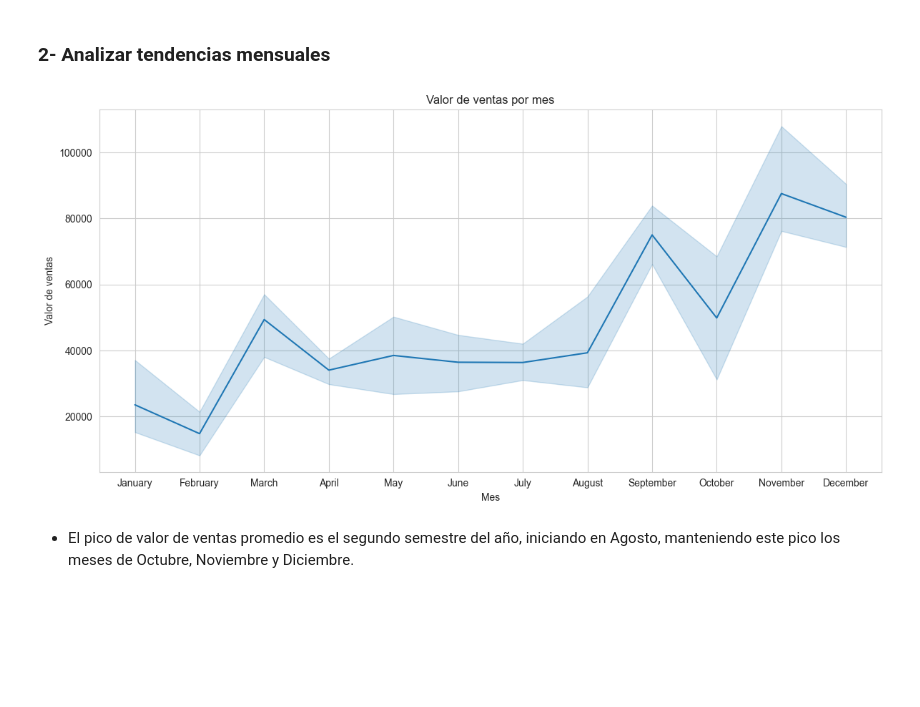
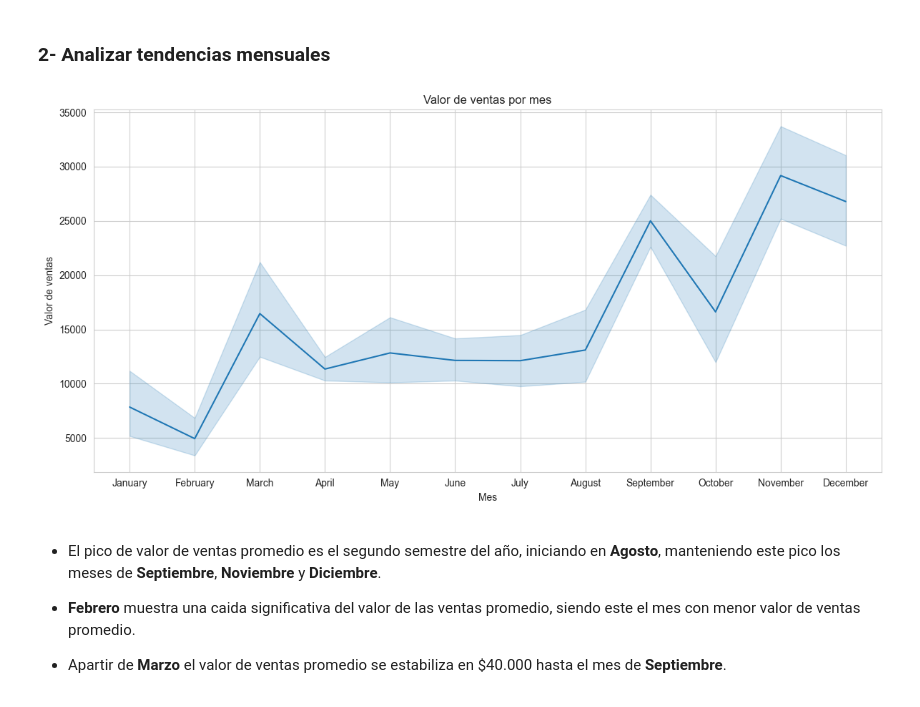
Before and after one commit to JBolaOcho/Superstore_Sales_Analysis, a Jupyter notebook: notebooks/1_EDA.ipynb, the cells around one changed output. Drawn from its saved outputs; the diff is of its cells as text; code cells hidden in the pictures; blank space fills up the shorter version.

```diff
--- a/notebooks/1_EDA.ipynb
+++ b/notebooks/1_EDA.ipynb
@@ -348,25 +347,29 @@ Name: count, dtype: int64
 # %%
 # Creación del gráfico según valor total de ventas por mes
 # Creamos las columnas de Número de mes, año y nombre del mes a partir de nuestra columna "Order Date"
 df = df.assign(
     Month_Number = df["Order Date"].dt.month,
     Month_Name = df["Order Date"].dt.month_name(),
     Year_Number = df["Order Date"].dt.year)
 df = df.sort_values("Month_Number")
 
 month_sales = (
-    df.groupby(["Year_Number", "Month_Number", "Month_Name"])["Sales"].sum().reset_index()
+    df.groupby(["Year_Number", "Month_Number", "Month_Name", "Category"])["Sales"].sum().reset_index()
     .sort_values(["Year_Number", "Month_Number"])
 )
 
 plt.figure(figsize=(12, 6))
 sns.lineplot(data=month_sales, x="Month_Name", y="Sales")
 plt.title("Valor de ventas por mes")
 plt.ylabel("Valor de ventas")
 plt.xlabel("Mes")
 plt.tight_layout()
 plt.show()
 # %% [output]
-[figure, old version]
+[figure, new version]
 # %% [markdown]
-- El pico de valor de ventas promedio es el segundo semestre del año, iniciando en Agosto, manteniendo este pico los meses de Octubre, Noviembre y Diciembre.
+- El pico de valor de ventas promedio es el segundo semestre del año, iniciando en **Agosto**, manteniendo este pico los meses de **Septiembre**, **Noviembre** y **Diciembre**.
+
+- **Febrero** muestra una caida significativa del valor de las ventas promedio, siendo este el mes con menor valor de ventas promedio.
+
+- Apartir de **Marzo** el valor de ventas promedio se estabiliza en $40.000 hasta el mes de **Septiembre**.
```
Also changed, not shown: parts of 5 cells of this notebook.
